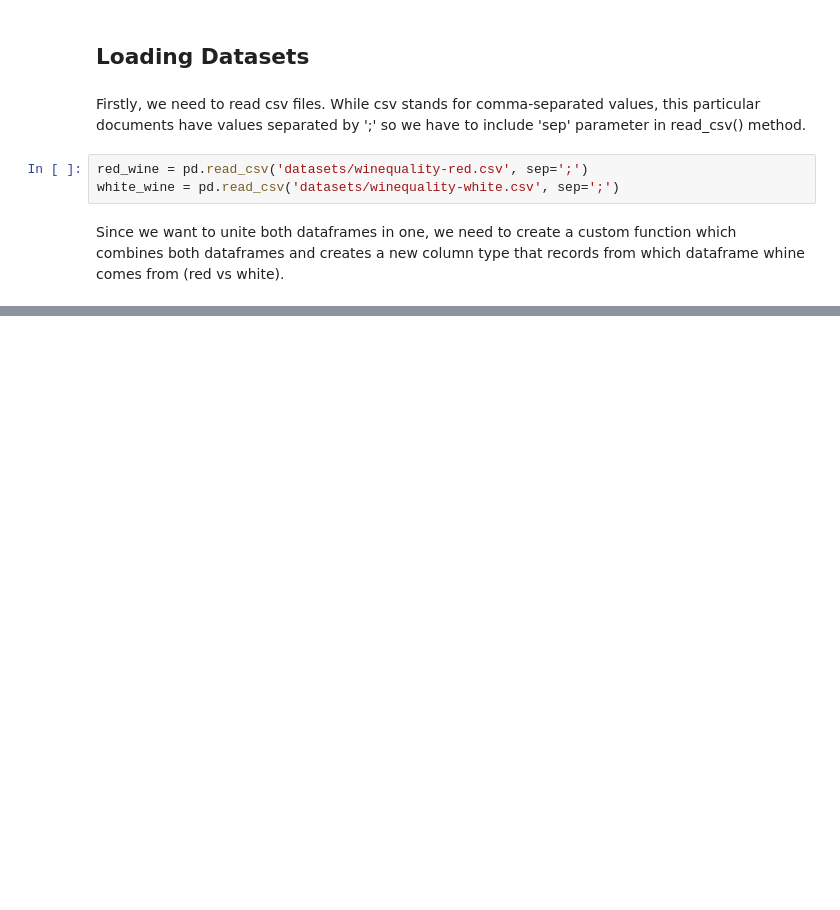
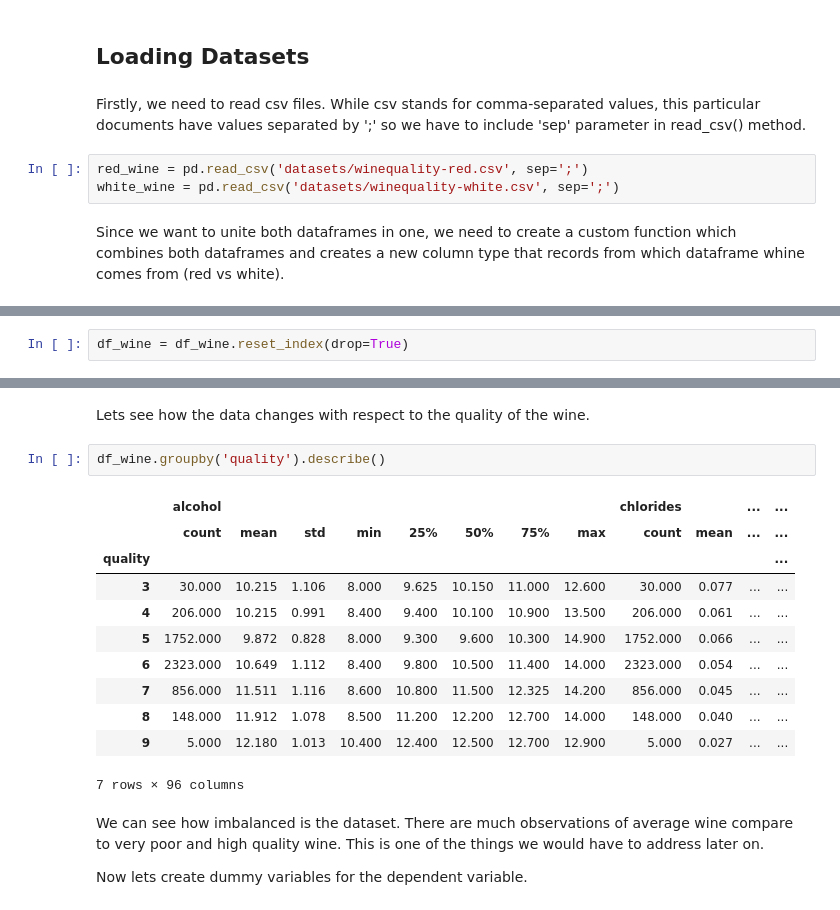
Before and after one commit to arturvilenskiy/data_science_portfolio, a Jupyter notebook: wine_quality.ipynb, the cells around one changed output, grey strips where cells are left out. Cells and saved outputs as stored; diff of their text form; blank space fills up the shorter version.

```diff
--- a/wine_quality.ipynb
+++ b/wine_quality.ipynb
@@ -111,0 +110,2 @@ df_wine.reset_index()
+# %%
+df_wine = df_wine.reset_index(drop=True)
@@ -111,0 +128,20 @@ df_wine.reset_index()
+# %% [markdown]
+Lets see how the data changes with respect to the quality of the wine.
+# %%
+df_wine.groupby('quality').describe()
+# %% [output]
+|  | alcohol |  |  |  |  |  |  |  | chlorides |  | ... | ... |
+|  | count | mean | std | min | 25% | 50% | 75% | max | count | mean | ... | ... |
+| quality |  |  |  |  |  |  |  |  |  |  |  | ... |
+| 3 | 30.000 | 10.215 | 1.106 | 8.000 | 9.625 | 10.150 | 11.000 | 12.600 | 30.000 | 0.077 | ... | ... |
+| 4 | 206.000 | 10.215 | 0.991 | 8.400 | 9.400 | 10.100 | 10.900 | 13.500 | 206.000 | 0.061 | ... | ... |
+| 5 | 1752.000 | 9.872 | 0.828 | 8.000 | 9.300 | 9.600 | 10.300 | 14.900 | 1752.000 | 0.066 | ... | ... |
+| 6 | 2323.000 | 10.649 | 1.112 | 8.400 | 9.800 | 10.500 | 11.400 | 14.000 | 2323.000 | 0.054 | ... | ... |
+| 7 | 856.000 | 11.511 | 1.116 | 8.600 | 10.800 | 11.500 | 12.325 | 14.200 | 856.000 | 0.045 | ... | ... |
+| 8 | 148.000 | 11.912 | 1.078 | 8.500 | 11.200 | 12.200 | 12.700 | 14.000 | 148.000 | 0.040 | ... | ... |
+| 9 | 5.000 | 12.180 | 1.013 | 10.400 | 12.400 | 12.500 | 12.700 | 12.900 | 5.000 | 0.027 | ... | ... |
+7 rows × 96 columns
+# %% [markdown]
+We can see how imbalanced is the dataset. There are much observations of average wine compare to very poor and high quality wine. This is one of the things we would have to address later on.
+
+Now lets create dummy variables for the dependent variable.
```
Also changed, not shown: parts of 25 cells of this notebook, 2 other files.
